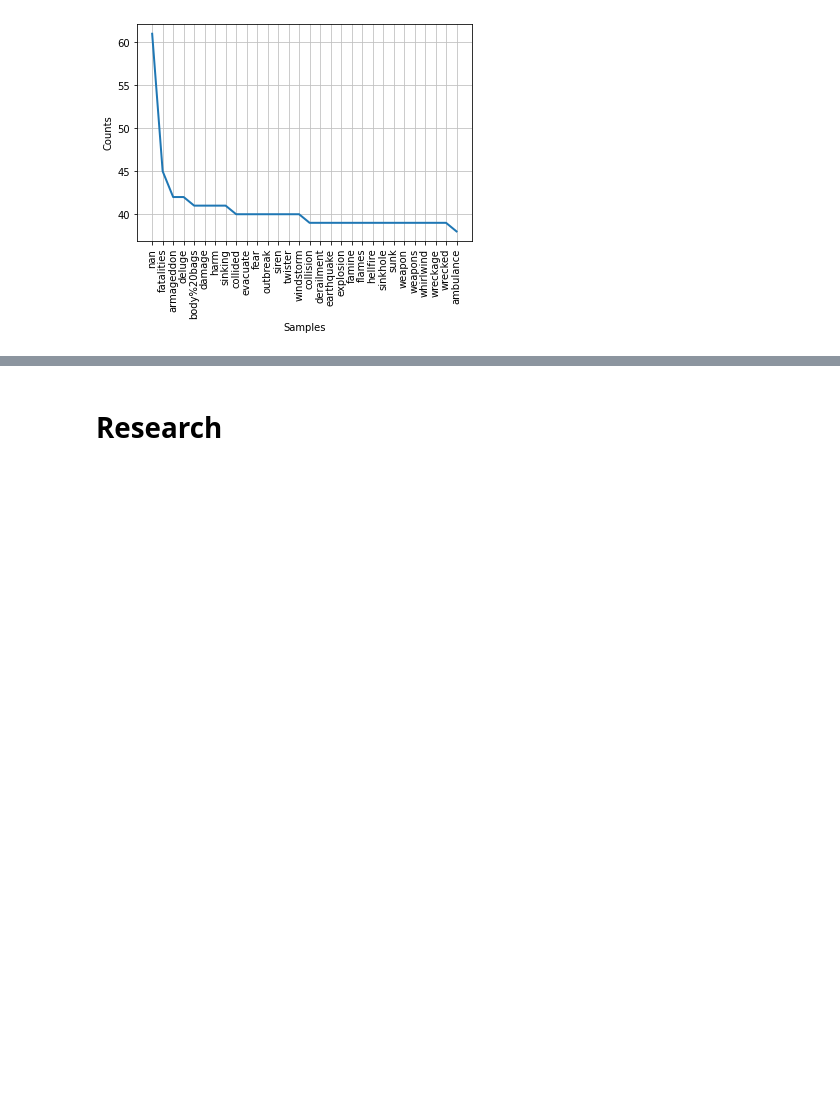
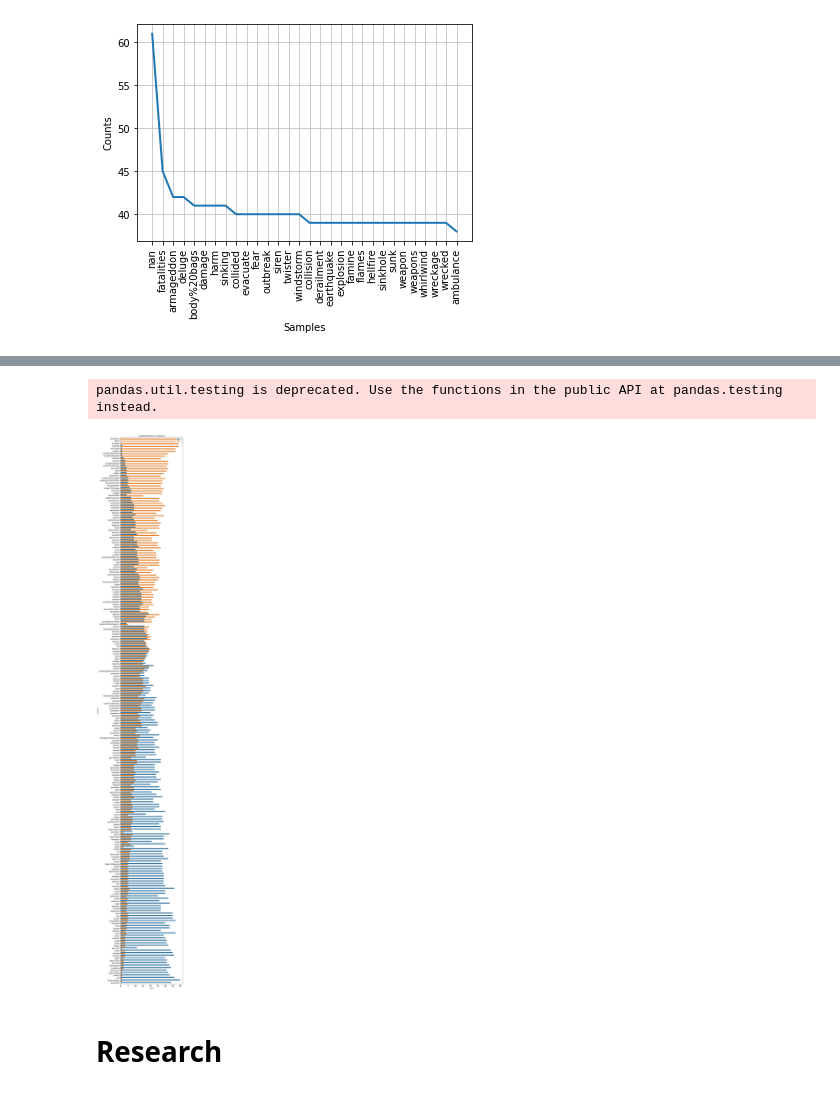
Before and after one commit to csteele/nlp-disasters, a Jupyter notebook: nlp_disaster_tweets.ipynb, the cells around one changed output, grey strips where cells are left out. Cells and saved outputs as stored; diff of their text form; code cells hidden in the pictures; blank space fills up the shorter version.

Commit message:
Added target distribution

```diff
--- a/nlp_disaster_tweets.ipynb
+++ b/nlp_disaster_tweets.ipynb
@@ -169,6 +169,27 @@ derailment    0.0  39.0        39.0            1.000000
 
 [221 rows x 4 columns]
 [interactive output not drawn]
+# %%
+import matplotlib.pyplot as plt
+import seaborn as sns
+train['target_mean'] = train.groupby('keyword')['target'].transform('mean')
+
+fig = plt.figure(figsize=(8, 72), dpi=100)
+
+sns.countplot(y=train.sort_values(by='target_mean', ascending=False)['keyword'],
+              hue=train.sort_values(by='target_mean', ascending=False)['target'])
+
+plt.tick_params(axis='x', labelsize=15)
+plt.tick_params(axis='y', labelsize=12)
+plt.legend(loc=1)
+plt.title('Target Distribution in Keywords')
+
+plt.show()
+
+train.drop(columns=['target_mean'], inplace=True)
+# %% [output]
+pandas.util.testing is deprecated. Use the functions in the public API at pandas.testing instead.
+[figure, added]
 # %% [markdown]
 # Research
 # %% [markdown]
```
